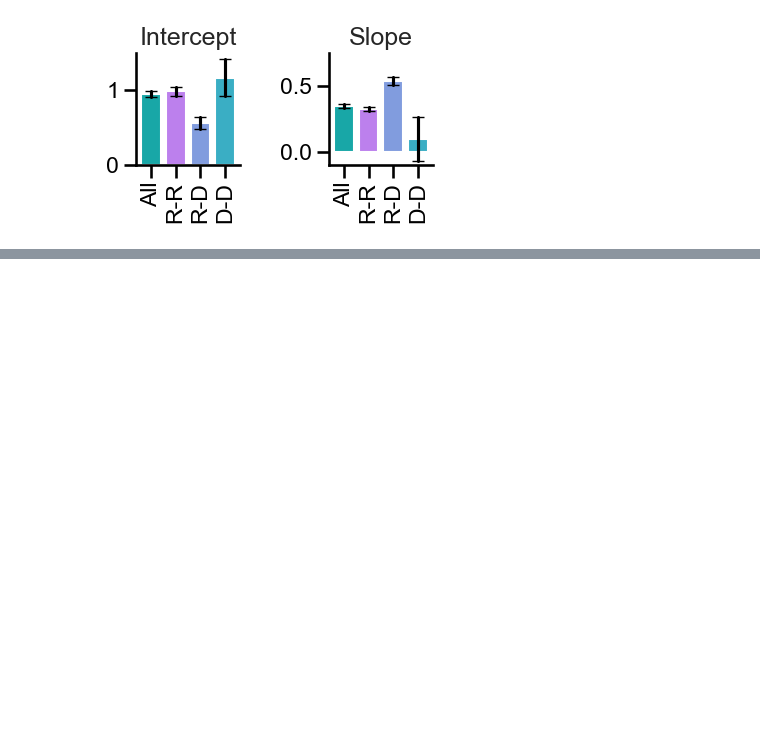
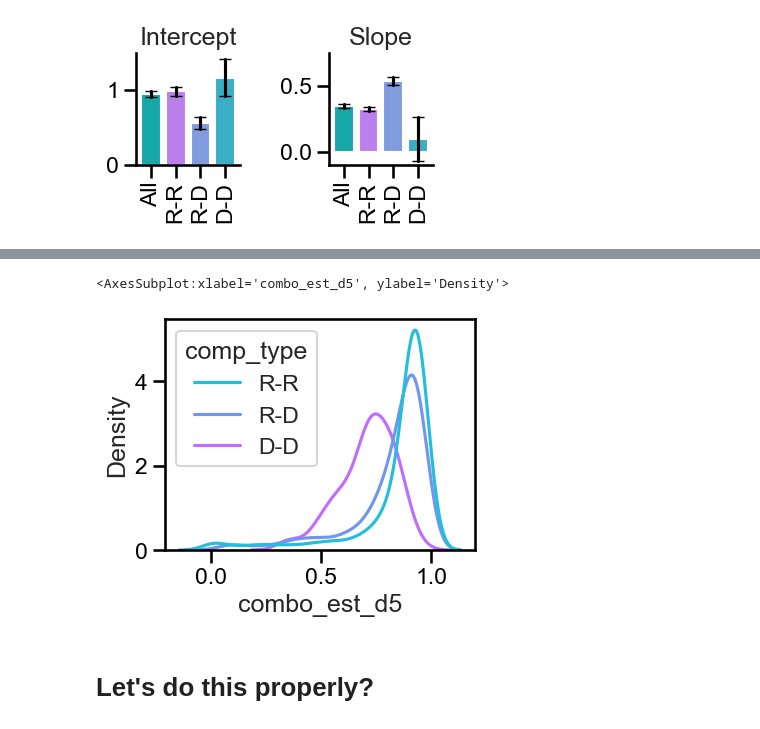
Before and after one commit to axmukund/corecruit_mukund22, a Jupyter notebook: fig_3/05_repressor_sigmoid/Comparing Screen Scores to Frac. Off.ipynb, the cells around one changed output, grey strips where cells are left out. Cells and saved outputs as stored; diff of their text form; code cells hidden in the pictures; blank space fills up the shorter version.

```diff
--- a/fig_3/05_repressor_sigmoid/Comparing Screen Scores to Frac. Off.ipynb
+++ b/fig_3/05_repressor_sigmoid/Comparing Screen Scores to Frac. Off.ipynb
@@ -879,0 +897,18 @@ plt.savefig("./repr_ks_scatter_fits_ols.pdf", bbox_inches="tight")
+# %%
+def estimate_d5(screen_score):
+    return n_sigmoid(screen_score, *co_popt)
+
+
+rddf["combo_est_d5"] = estimate_d5(rddf["avg_enrichment_d5"])
+rddf["d1_est_d5"] = estimate_d5(rddf["d1_med_d5"])
+rddf["d2_est_d5"] = estimate_d5(rddf["d2_med_d5"])
+rddf["sum_est_d5"] = rddf["d1_est_d5"] + rddf["d2_est_d5"]
+rddf["cap_est_d5"] = np.minimum(1, rddf["d1_est_d5"] + rddf["d2_est_d5"])
+rddf["avg_est_d5"] = (rddf["d1_est_d5"] + rddf["d2_est_d5"])/2.0
+rddf["max_est_d5"] = np.maximum(rddf["d1_est_d5"], rddf["d2_est_d5"])
+rddf["min_est_d5"] = np.minimum(rddf["d1_est_d5"], rddf["d2_est_d5"])
+
+rddf = rddf.dropna(subset=["sum_est_d5", "combo_est_d5"])
+rddf = rddf.sort_values(by="comp_type", ascending=False)
+
+rddf[["sum_est_d5", "combo_est_d5"]].describe()
@@ -879,0 +925,16 @@ plt.savefig("./repr_ks_scatter_fits_ols.pdf", bbox_inches="tight")
+# %%
+fig, ax = plt.subplots(figsize=(4,3))
+
+sns.kdeplot(
+    data = rddf,
+    x = yvar,
+    hue = "comp_type",
+    palette = palette,
+    common_norm=False,
+    ax=ax
+)
+# %% [output]
+<AxesSubplot:xlabel='combo_est_d5', ylabel='Density'>
+[figure, added]
+# %% [markdown]
+# Let's do this properly?
```
Also changed, not shown: parts of 19 cells of this notebook, 10 other files.
